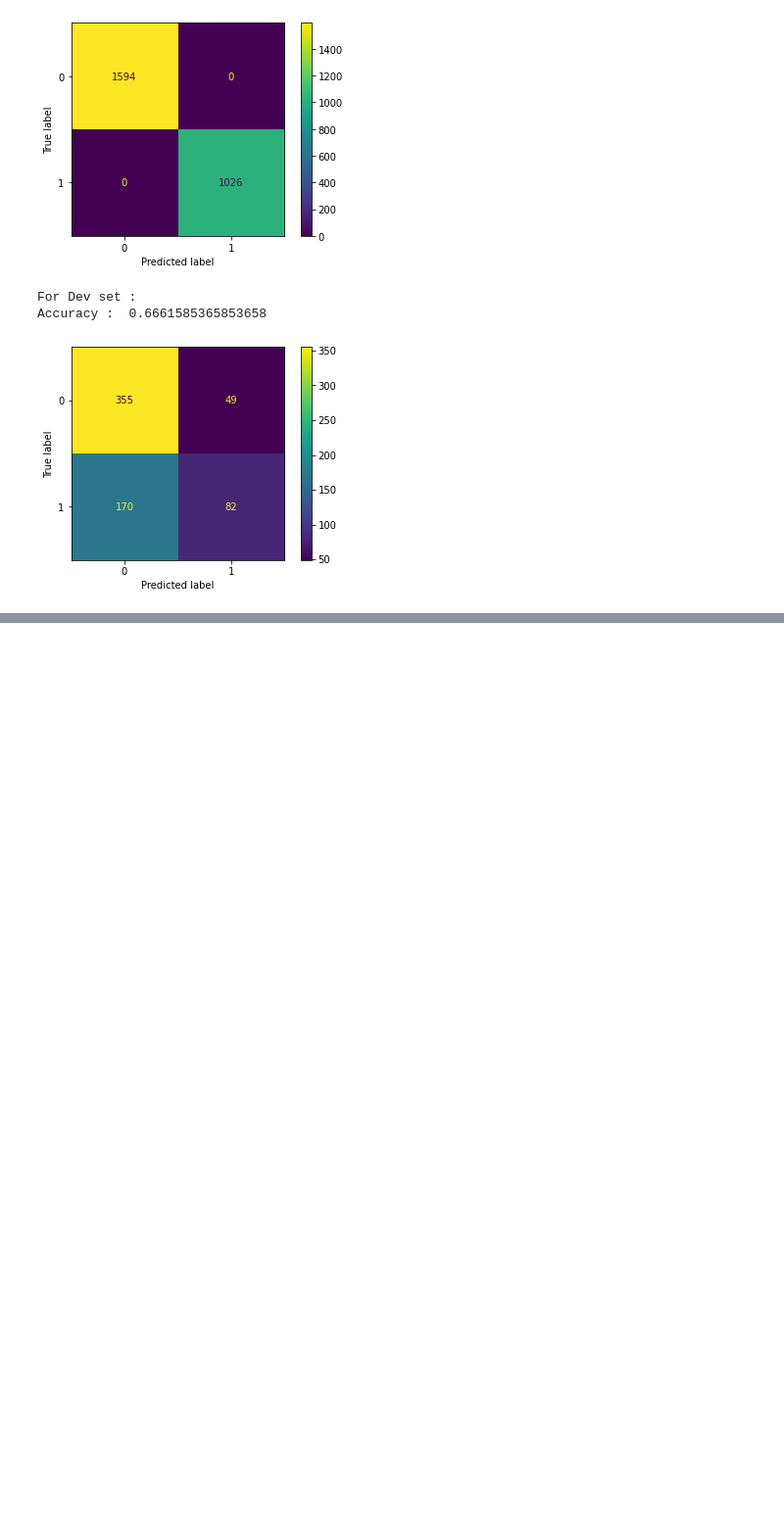
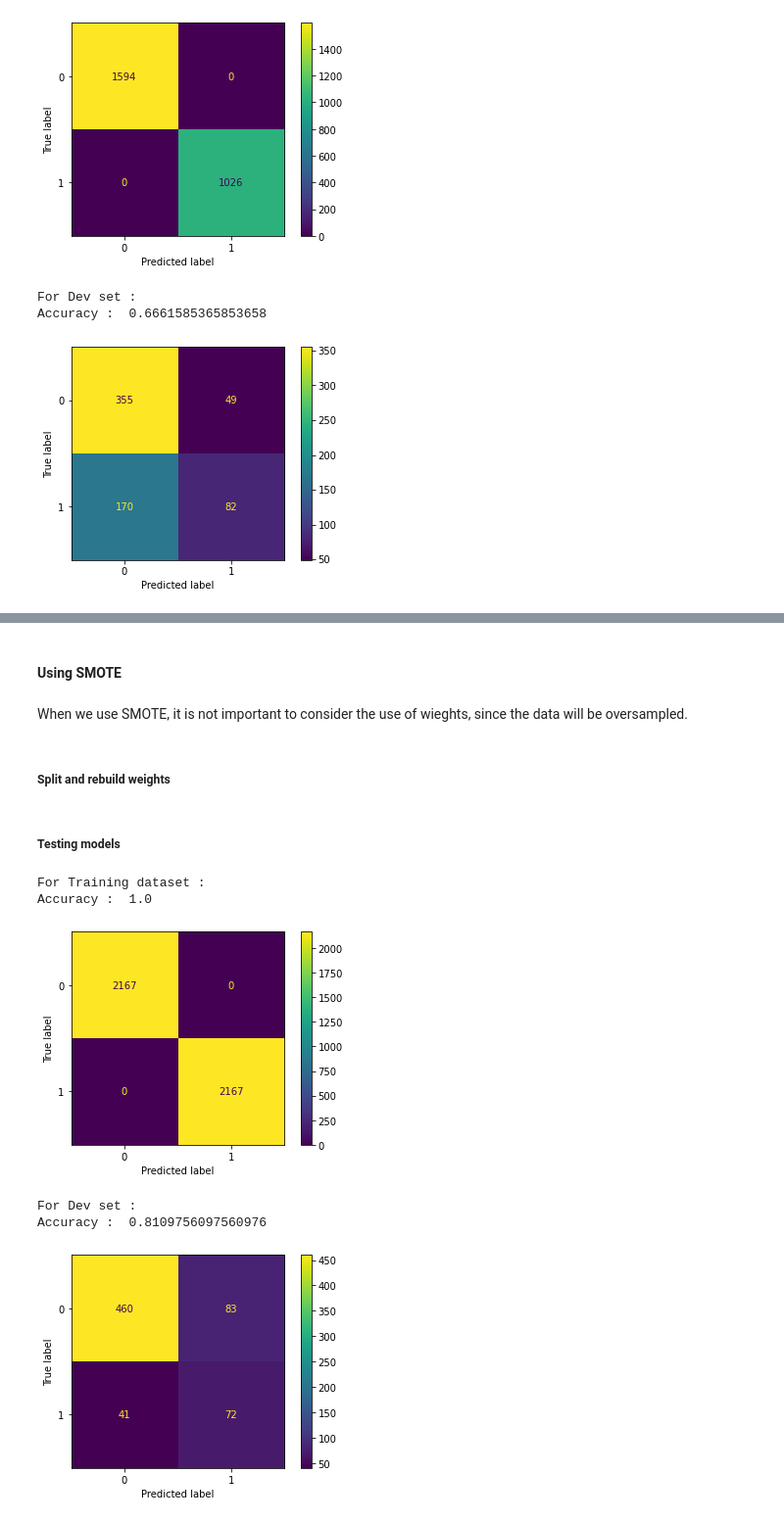
Before and after one commit to Mustapha-AJEGHRIR/ML_short_project, a Jupyter notebook: inference.ipynb, the cells around one changed output, grey strips where cells are left out. Shown: that part at 98% size. Drawn from its saved outputs; the diff is of its cells as text; code cells hidden in the pictures; blank space fills up the shorter version.

```diff
--- a/inference.ipynb
+++ b/inference.ipynb
@@ -193,0 +263,7 @@ Accuracy :  0.6661585365853658
+# %%
+limits = { #Containnig (min, max) for potability
+    "ph" : (6.5, 8.5), #WHO Standard https://www.who.int/water_sanitation_health/dwq/chemicals/ph_revised_2007_clean_version.pdf
+    # "Solids" : (50, 1000), #TDS Limits https://www.kent.co.in/blog/what-are-total-dissolved-solids-tds-how-to-reduce-them/
+    "Trihalomethanes" : (0, 80), #EPA Standards https://www.epa.gov/sites/default/files/2016-06/documents/npwdr_complete_table.pdf
+    "Turbidity" : (0,5) #WHO Standard https://www.lenntech.com/turbidity.htm#:~:text=The%20WHO%20(World%20Health%20Organization,ideally%20be%20below%201%20NTU.
+}
@@ -193,0 +279,4 @@ Accuracy :  0.6661585365853658
+# %%
+weights = pd.DataFrame(np.ones(len(data)), columns=["Weights"])
+data_proc.insert(0, "Weights", weights)
+data_proc.head(2)
@@ -193,0 +289,15 @@ Accuracy :  0.6661585365853658
+# %%
+def row_indexer(dataset):
+  """
+  This function will return the indexes of row that are labeled as potable but should not be potable (out of the limits)
+  """
+  index = np.zeros(len(dataset))
+  for key,(minimum, maximum) in limits.items():
+    index = index | ( (dataset[key] < minimum) | (dataset[key] > maximum) ) & dataset["Potability"]
+  return index
+
+indexes = row_indexer(data_proc)
+data_proc.loc[ indexes, "Weights"] = 0.5
+data_proc.loc[ indexes, "Potability"] = 0
+
+data_proc.describe(percentiles=[])
@@ -193,0 +321,32 @@ Accuracy :  0.6661585365853658
+# %% [markdown]
+#### Using SMOTE
+# %% [markdown]
+When we use SMOTE, it is not important to consider the use of wieghts, since the data will be oversampled.
+# %% [markdown]
+##### Split and rebuild weights
+# %%
+training_columns = ['ph', 'Hardness', 'Solids', 'Chloramines', 'Sulfate', 'Conductivity','Organic_carbon', 'Trihalomethanes', 'Turbidity']
+predict_column = ['Potability']
+
+x_train, x_test, y_train, y_test = train_test_split(data_proc[training_columns], data_proc[predict_column], test_size = 0.2)
+
+oversampler = SMOTE(k_neighbors=2)
+x_train, y_train = oversampler.fit_resample(x_train, y_train)
+# %% [markdown]
+##### Testing models
+# %%
+model = RandomForestClassifier(n_estimators=50)
+
+model.fit(x_train, y_train)
+
+y_pred_train = model.predict(x_train)
+y_pred_test = model.predict(x_test)
+
+score(y_train, y_pred_train, y_test, y_pred_test)
+# %% [output]
+For Training dataset :
+Accuracy :  1.0
+[figure, added]
+For Dev set :
+Accuracy :  0.8109756097560976
+[figure, added]
```
Also changed, not shown: parts of 51 cells of this notebook.
